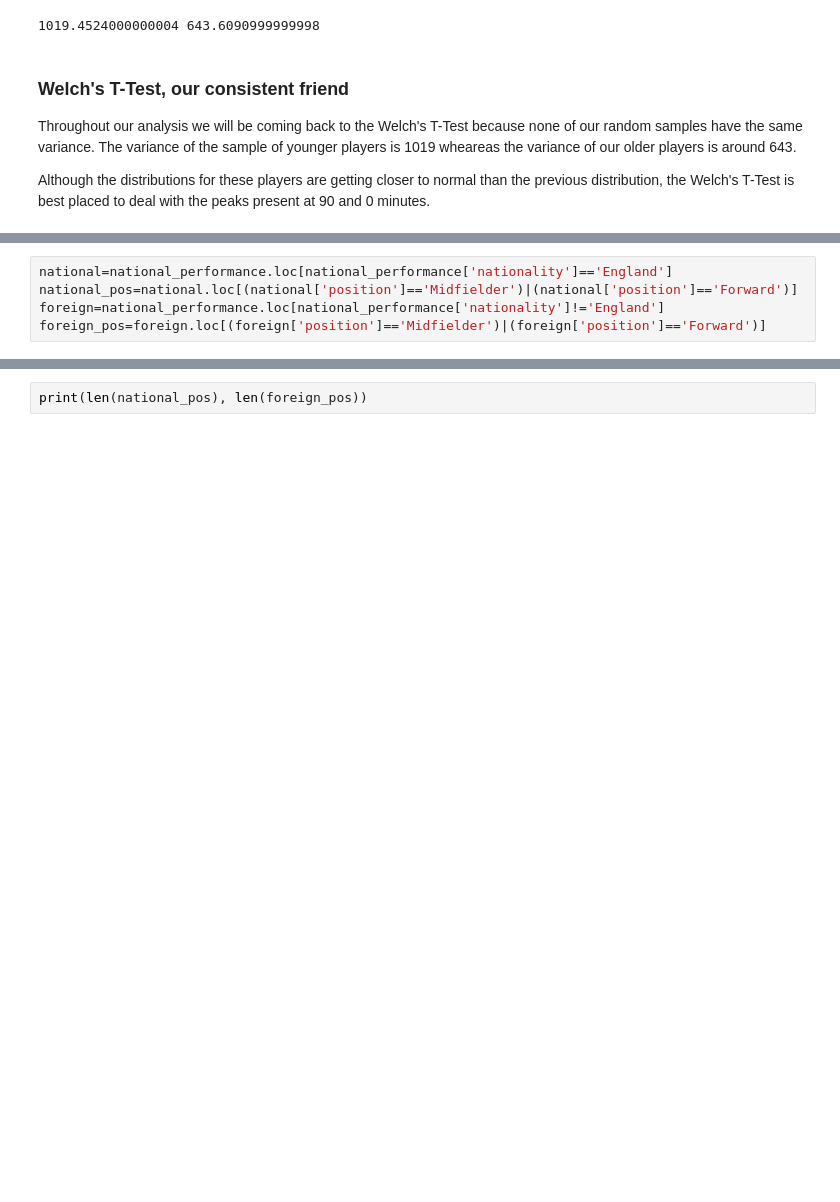
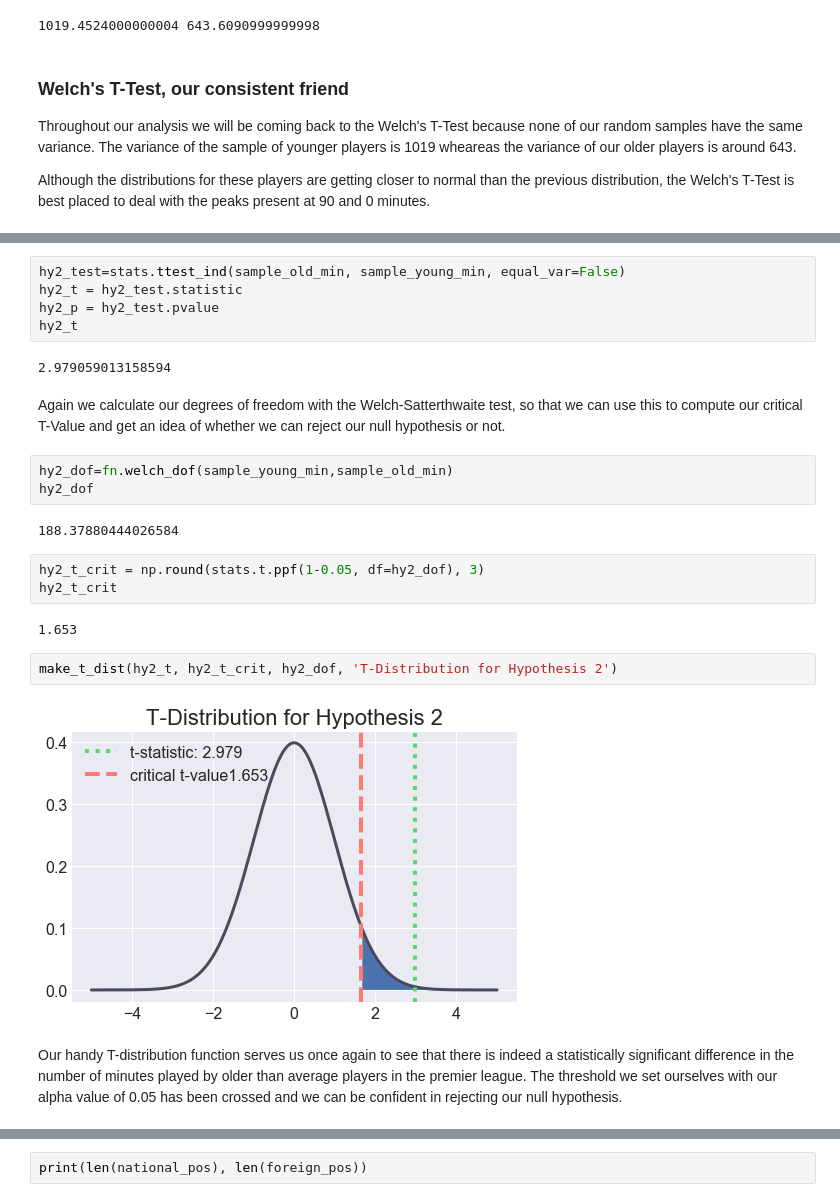
Before and after one commit to nismotie/Statistical-Testing-on-Premier-League-Data, a Jupyter notebook: hypothesis_testing.ipynb, the cells around one changed output, grey strips where cells are left out. Saved outputs shown, nothing was run; the diff lists cells and outputs as text; blank space fills up the shorter version.

Commit message:
changes made to hypothesis tests

```diff
--- a/hypothesis_testing.ipynb
+++ b/hypothesis_testing.ipynb
@@ -271,5 +242,25 @@ national_performance.head()
-# %%
-national=national_performance.loc[national_performance['nationality']=='England']
-national_pos=national.loc[(national['position']=='Midfielder')|(national['position']=='Forward')]
-foreign=national_performance.loc[national_performance['nationality']!='England']
-foreign_pos=foreign.loc[(foreign['position']=='Midfielder')|(foreign['position']=='Forward')]
+# %%
+hy2_test=stats.ttest_ind(sample_old_min, sample_young_min, equal_var=False)
+hy2_t = hy2_test.statistic
+hy2_p = hy2_test.pvalue
+hy2_t
+# %% [output]
+2.979059013158594
+# %% [markdown]
+Again we calculate our degrees of freedom with the Welch-Satterthwaite test, so that we can use this to compute our critical T-Value and get an idea of whether we can reject our null hypothesis or not.
+# %%
+hy2_dof=fn.welch_dof(sample_young_min,sample_old_min)
+hy2_dof
+# %% [output]
+188.37880444026584
+# %%
+hy2_t_crit = np.round(stats.t.ppf(1-0.05, df=hy2_dof), 3)
+hy2_t_crit
+# %% [output]
+1.653
+# %%
+make_t_dist(hy2_t, hy2_t_crit, hy2_dof, 'T-Distribution for Hypothesis 2')
+# %% [output]
+[figure, added]
+# %% [markdown]
+Our handy T-distribution function serves us once again to see that there is indeed a statistically significant difference in the number of minutes played by older than average players in the premier league. The threshold we set ourselves with our alpha value of 0.05 has been crossed and we can be confident in rejecting our null hypothesis.
```
Also changed, not shown: parts of 53 cells of this notebook, 1 other file.
